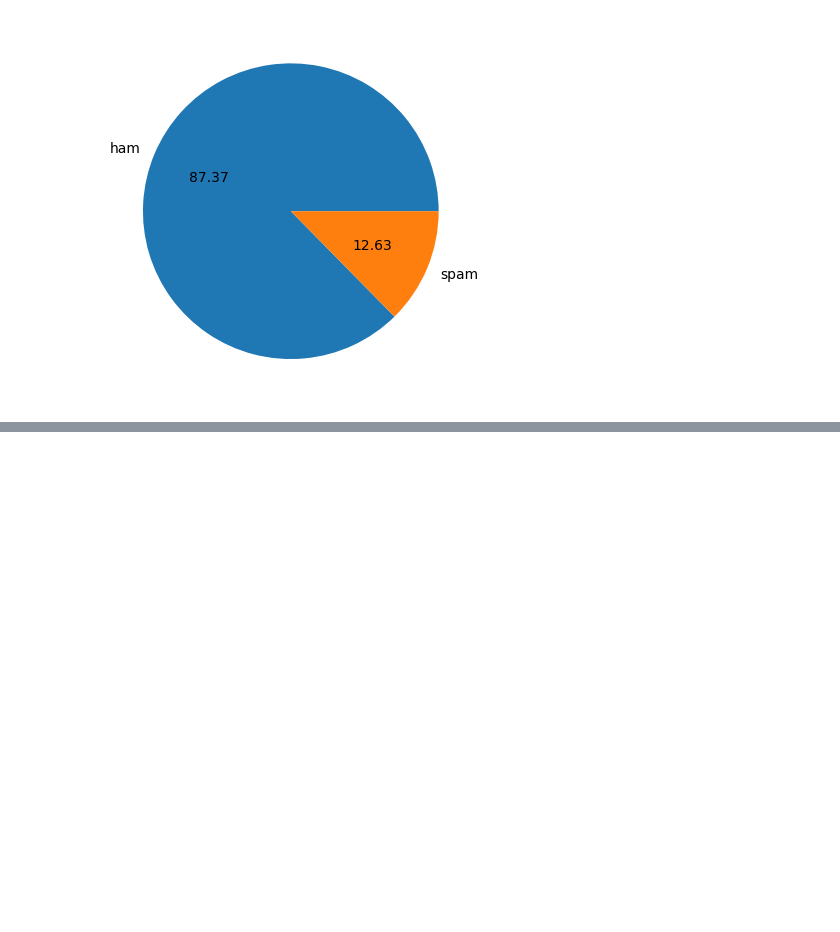
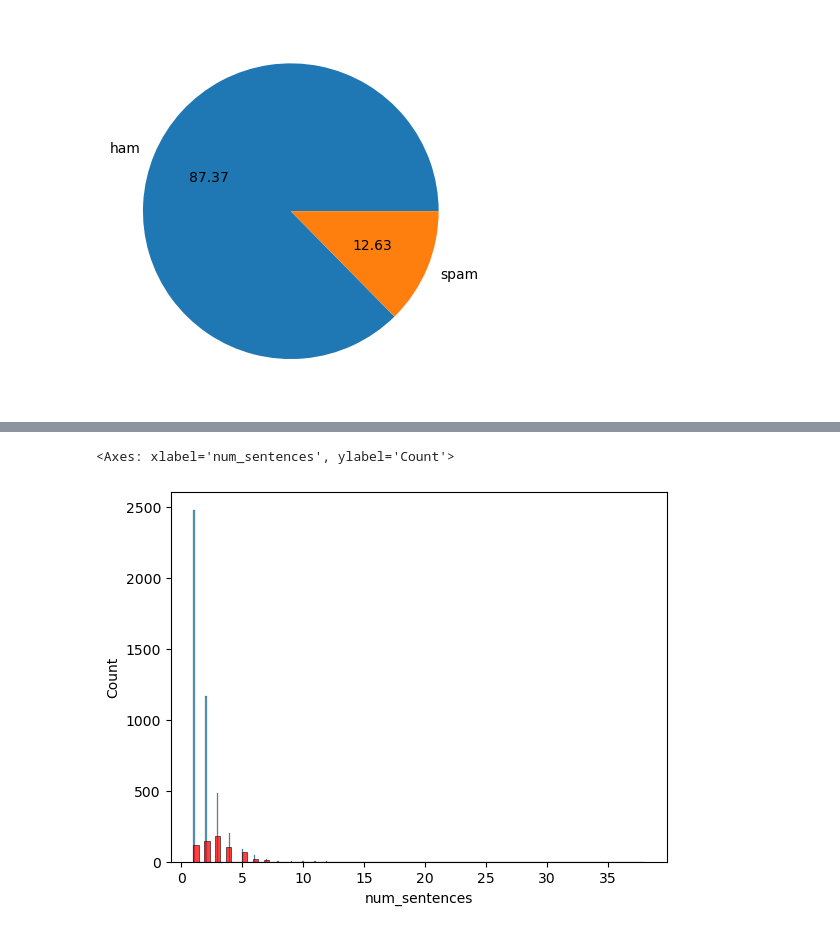
Before and after one commit to subal43/DS-SMS-Classifier-System, a Jupyter notebook: main.ipynb, the cells around one changed output, grey strips where cells are left out. Drawn from its saved outputs; the diff is of its cells as text; code cells hidden in the pictures; blank space fills up the shorter version.

```diff
--- a/main.ipynb
+++ b/main.ipynb
@@ -113,0 +147,6 @@ plt.show()
+# %%
+sns.histplot(new_df[new_df['target'] == 0]['num_sentences'])
+sns.histplot(new_df[new_df['target'] == 1]['num_sentences'],color='red')
+# %% [output]
+<Axes: xlabel='num_sentences', ylabel='Count'>
+[figure, added]
```
Also changed, not shown: parts of 10 cells of this notebook.
